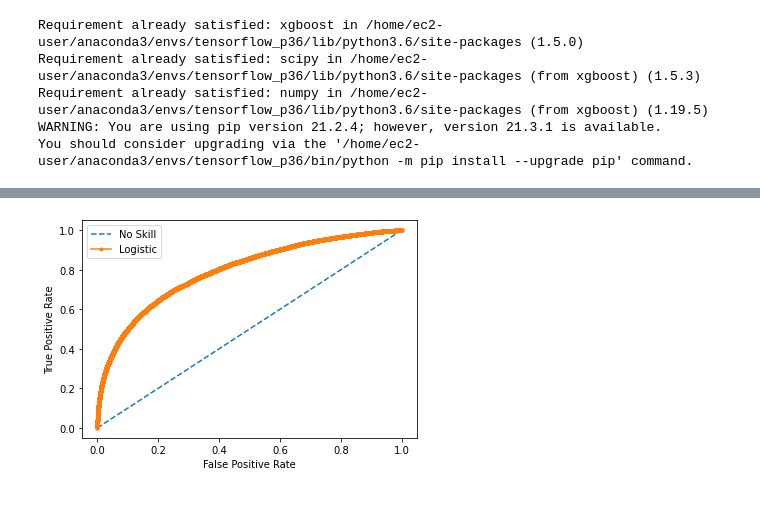
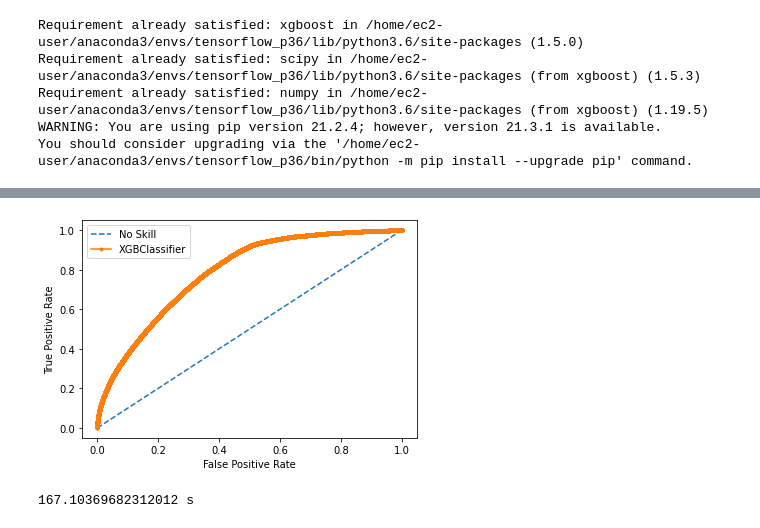
Before and after one commit to amyoxen/FinalProject, a Jupyter notebook: Final Code/6. XGBoost Classifier.ipynb, the cells around one changed output, grey strips where cells are left out. Drawn from its saved outputs; the diff is of its cells as text; code cells hidden in the pictures.

```diff
--- a/Final Code/6. XGBoost Classifier.ipynb
+++ b/Final Code/6. XGBoost Classifier.ipynb
@@ -26,10 +37,37 @@ y_prepay = store['y_prepay']
+# %%
+X_pca_add = X_pca[ X_pca['mob']>1].copy()
+X_pca_add['mob'] = np.ceil(X_pca_add['mob']/2)
+X_pca = pd.concat([X_pca, X_pca_add])
+
+zeros = pd.DataFrame(np.zeros(X_pca_add.shape[0]))
+y_default = pd.concat([y_default,zeros])
+y_prepay = pd.concat([y_prepay,zeros])
+# %%
+X_pca_add = X_pca[ X_pca['mob']>10].copy()
+X_pca_add['mob'] = np.ceil(X_pca_add['mob']/10)
+X_pca = pd.concat([X_pca, X_pca_add])
+
+zeros = pd.DataFrame(np.zeros(X_pca_add.shape[0]))
+y_default = pd.concat([y_default,zeros])
+y_prepay = pd.concat([y_prepay,zeros])
 # %%
 trainX, testX, trainy, testy = train_test_split(X_pca, y_default, test_size=0.2, random_state=2)
 # generate a no skill prediction (majority class)
 ns_probs = [0 for _ in range(len(testy))]
 # %%
+time_start = time.time()
 model = xgb.XGBClassifier(max_depth= 3, n_estimators=100)
 model.fit(trainX, trainy)
+time_end = time.time()
+
+# save the model to disk
+filename = 'xgb_model_default.sav'
+#filename = 'xgb_model_date_default.sav'
+
+pickle.dump(model, open(filename, 'wb'))
+model = pickle.load(open(filename, 'rb'))
+
+
 # predict probabilities
 lr_probs = model.predict_proba(testX)
 # keep probabilities for the positive outcome only
@@ -45,7 +83,7 @@ ns_fpr, ns_tpr, _ = roc_curve(testy, ns_probs)
 lr_fpr, lr_tpr, _ = roc_curve(testy, lr_probs)
 # plot the roc curve for the model
 plt.plot(ns_fpr, ns_tpr, linestyle='--', label='No Skill')
-plt.plot(lr_fpr, lr_tpr, marker='.', label='Logistic')
+plt.plot(lr_fpr, lr_tpr, marker='.', label='XGBClassifier')
 # axis labels
 plt.xlabel('False Positive Rate')
 plt.ylabel('True Positive Rate')
@@ -53,4 +91,5 @@ plt.ylabel('True Positive Rate')
 plt.legend()
 # show the plot
 plt.show()
+print (time_end - time_start, "s")
 # %% [output]
@@ -63,10 +103,20 @@ trainX, testX, trainy, testy = train_test_split(X_pca, y_prepay, test_size=0.2,
 # generate a no skill prediction (majority class)
 ns_probs = [0 for _ in range(len(testy))]
 # %%
+time_start = time.time()
 model = xgb.XGBClassifier(max_depth= 3, n_estimators=100)
 model.fit(trainX, trainy)
+time_end = time.time()
+
+filename = 'xgb_model_prepay.sav'
+#filename = 'xgb_model_date_prepay.sav'
+
+pickle.dump(model, open(filename, 'wb'))
+model = pickle.load(open(filename, 'rb'))
+
 # predict probabilities
 lr_probs = model.predict_proba(testX)
+
 # keep probabilities for the positive outcome only
 lr_probs = lr_probs[:, 1]
 # calculate scores
@@ -80,7 +130,7 @@ ns_fpr, ns_tpr, _ = roc_curve(testy, ns_probs)
 lr_fpr, lr_tpr, _ = roc_curve(testy, lr_probs)
 # plot the roc curve for the model
 plt.plot(ns_fpr, ns_tpr, linestyle='--', label='No Skill')
-plt.plot(lr_fpr, lr_tpr, marker='.', label='Logistic')
+plt.plot(lr_fpr, lr_tpr, marker='.', label='XGBClassifier')
 # axis labels
 plt.xlabel('False Positive Rate')
 plt.ylabel('True Positive Rate')
@@ -88,4 +138,5 @@ plt.ylabel('True Positive Rate')
 plt.legend()
 # show the plot
 plt.show()
+print (time_end - time_start, "s")
 # %% [output]
@@ -95 +146,2 @@ XGBClassifier: ROC AUC=0.795
-[figure, old version]
+[figure, new version]
+167.10369682312012 s
```
Also changed, not shown: parts of 4 cells of this notebook, 7 other files.
